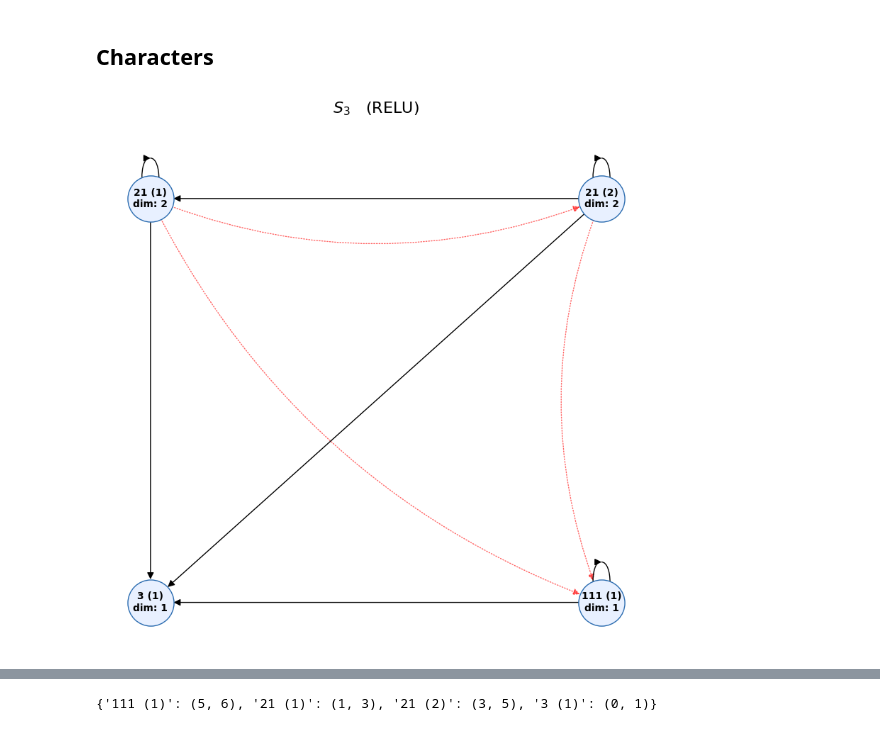
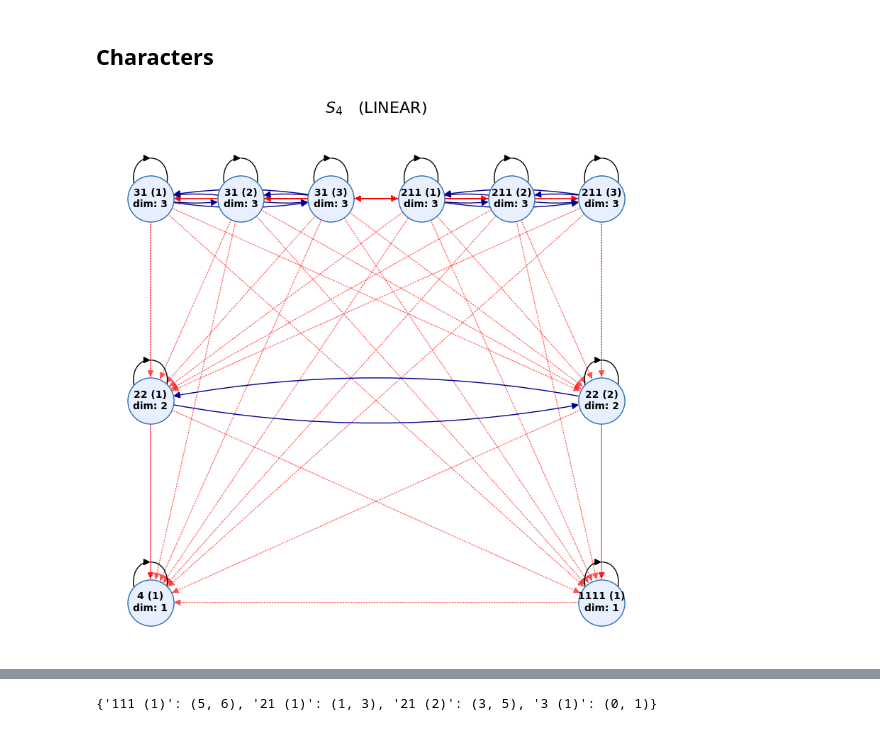
Before and after one commit to ManiShayestehfar/Masters, a Jupyter notebook: equivarient_NN/finite_groups/Sn.ipynb, the cells around one changed output, grey strips where cells are left out. Cells and saved outputs as stored; diff of their text form; code cells hidden in the pictures.

```diff
--- a/equivarient_NN/finite_groups/Sn.ipynb
+++ b/equivarient_NN/finite_groups/Sn.ipynb
@@ -149,19 +149,19 @@ def run(G,H,n, activation_fn,
 
     return graph, solver
 # %%
-n = 3
+n = 4
 
-activation_fn = RELU
+activation_fn = LINEAR
 regular = True
 refine = True
 interaction = True
 
 if interaction:
     refine = True
 
 G = build_Sn(n)
 H = build_H(n)
 
 graph, solver = run(G, H, n, activation_fn, refine=refine, regular=regular, figsize=(8,8), interaction=interaction, show_self_loops=True)
 # %% [output]
-[figure, old version]
+[figure, new version]
```
Also changed, not shown: parts of 1 cell of this notebook, 3 other files.
